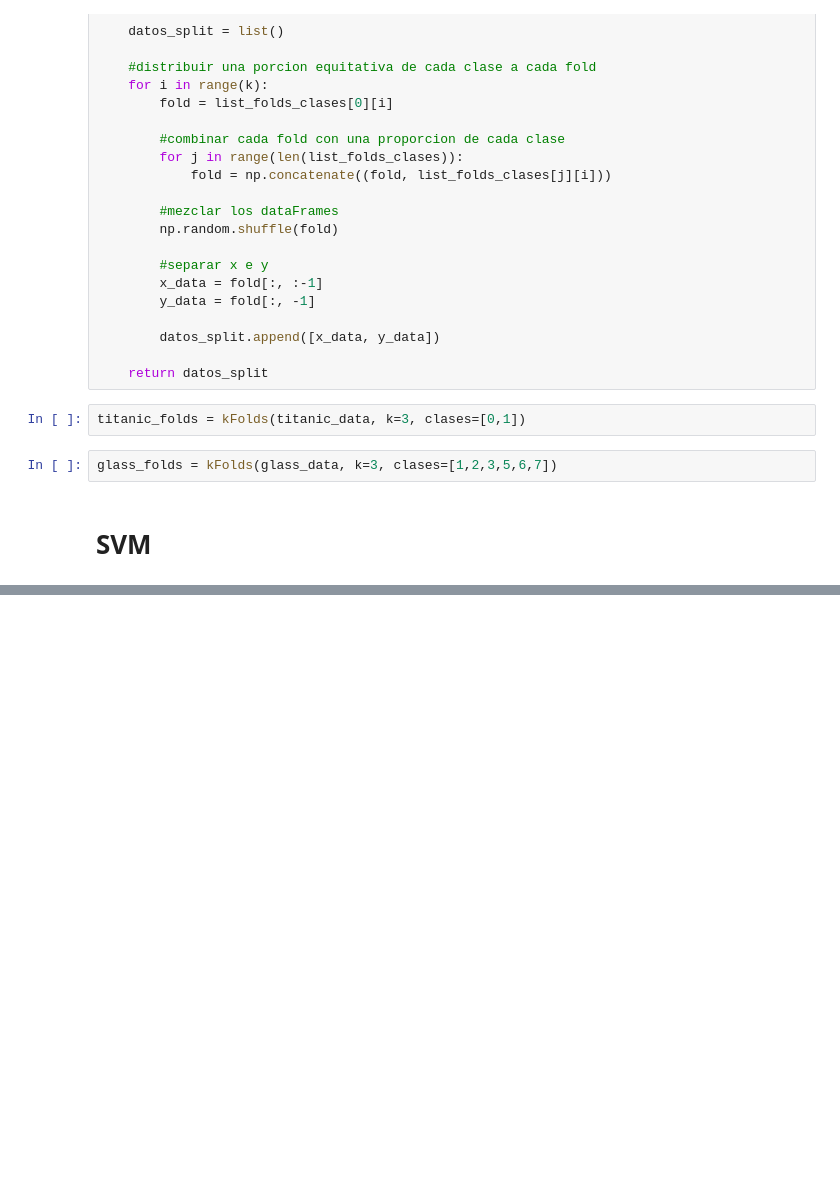
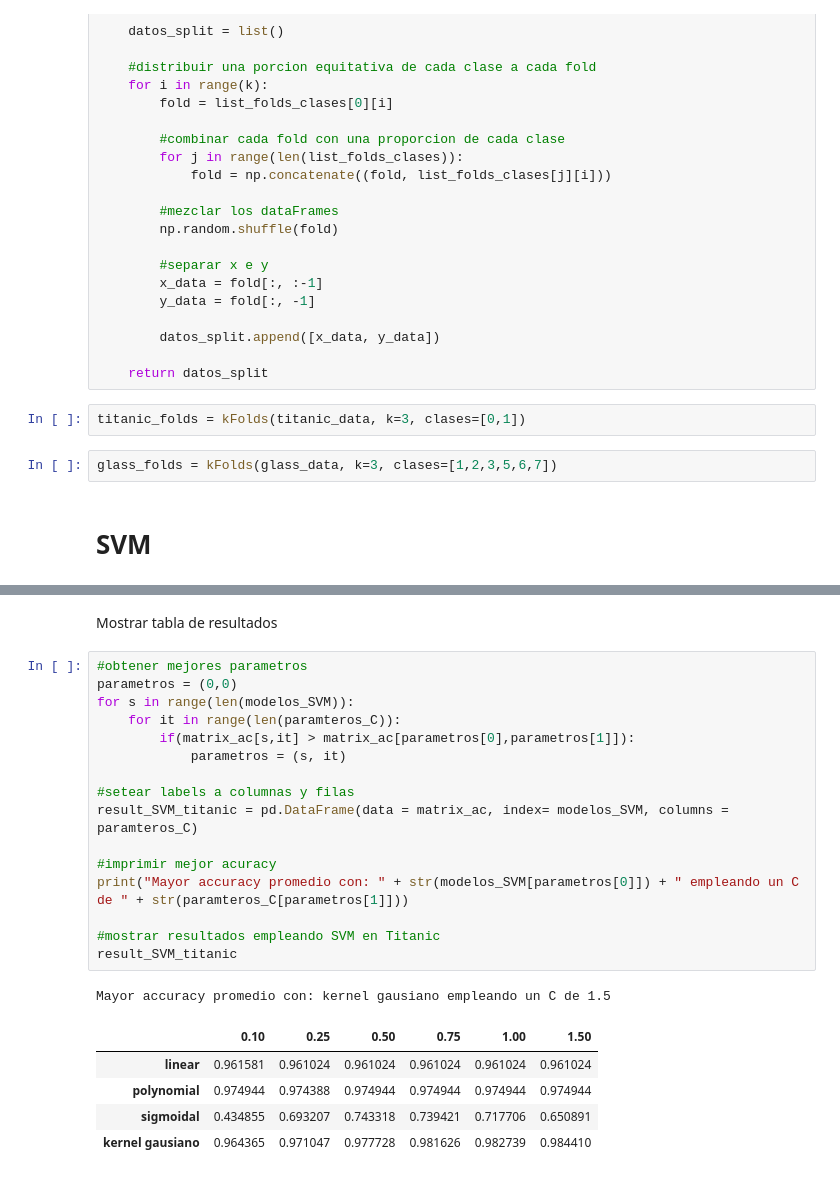
Before and after one commit to JazmineAlfaro/Topicos-en-Inteligencia-Artificial, a Jupyter notebook: MLP-SVM/MLP-SVM.ipynb, the cells around one changed output, grey strips where cells are left out. Drawn from its saved outputs; the diff is of its cells as text; blank space fills up the shorter version.

```diff
--- a/MLP-SVM/MLP-SVM.ipynb
+++ b/MLP-SVM/MLP-SVM.ipynb
@@ -286,0 +349,25 @@ Score de kernel gausiano SVM:
+# %% [markdown]
+Mostrar tabla de resultados
+# %%
+#obtener mejores parametros
+parametros = (0,0)
+for s in range(len(modelos_SVM)):
+    for it in range(len(paramteros_C)):
+        if(matrix_ac[s,it] > matrix_ac[parametros[0],parametros[1]]):
+            parametros = (s, it)
+
+#setear labels a columnas y filas
+result_SVM_titanic = pd.DataFrame(data = matrix_ac, index= modelos_SVM, columns = paramteros_C)
+
+#imprimir mejor acuracy
+print("Mayor accuracy promedio con: " + str(modelos_SVM[parametros[0]]) + " empleando un C de " + str(paramteros_C[parametros[1]]))
+
+#mostrar resultados empleando SVM en Titanic
+result_SVM_titanic
+# %% [output]
+Mayor accuracy promedio con: kernel gausiano empleando un C de 1.5
+|  | 0.10 | 0.25 | 0.50 | 0.75 | 1.00 | 1.50 |
+| linear | 0.961581 | 0.961024 | 0.961024 | 0.961024 | 0.961024 | 0.961024 |
+| polynomial | 0.974944 | 0.974388 | 0.974944 | 0.974944 | 0.974944 | 0.974944 |
+| sigmoidal | 0.434855 | 0.693207 | 0.743318 | 0.739421 | 0.717706 | 0.650891 |
+| kernel gausiano | 0.964365 | 0.971047 | 0.977728 | 0.981626 | 0.982739 | 0.984410 |
```
Also changed, not shown: parts of 16 cells of this notebook.
